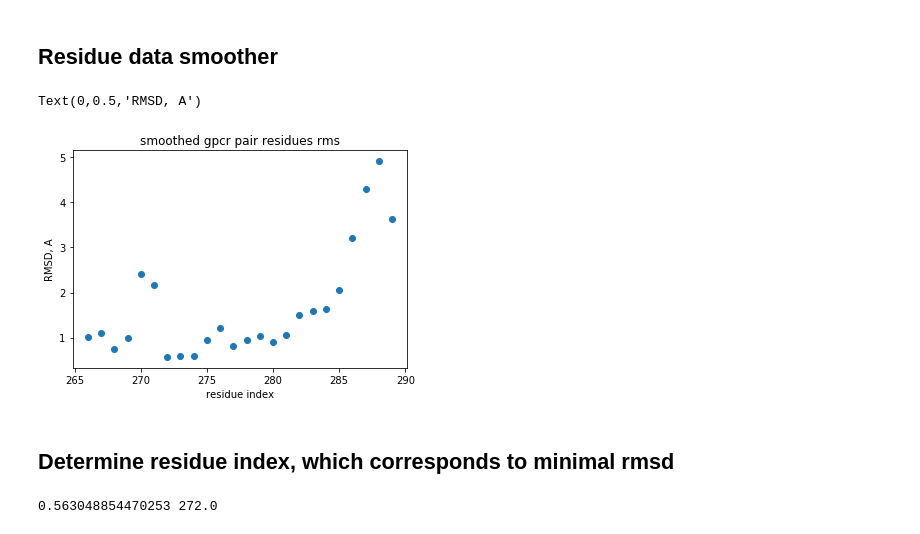
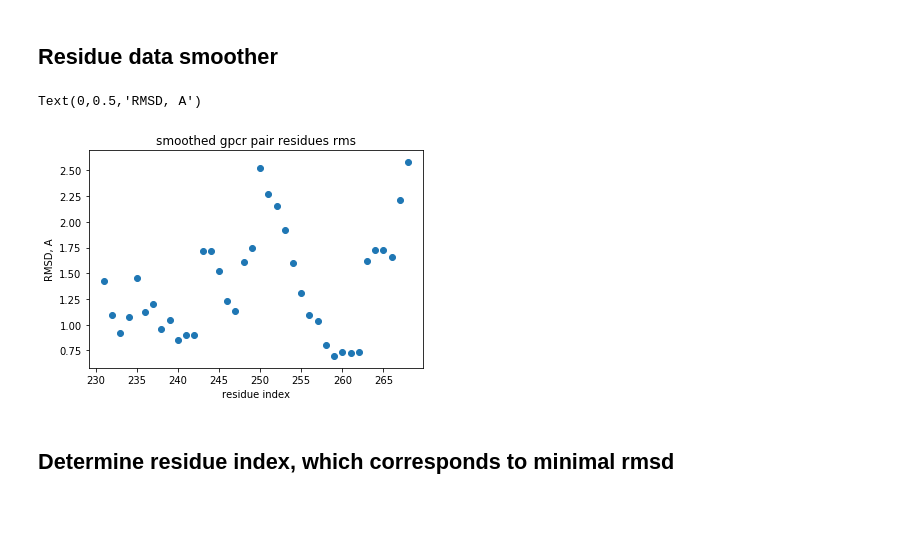
Before and after one commit to andrii-kurdiuk/GPCRSampling, a Jupyter notebook: DataAnalysis/aligned_resides_analysis.ipynb, the cells around one changed output. Saved outputs shown, nothing was run; the diff lists cells and outputs as text; code cells hidden in the pictures.

```diff
--- a/DataAnalysis/aligned_resides_analysis.ipynb
+++ b/DataAnalysis/aligned_resides_analysis.ipynb
@@ -19,0 +44,25 @@ Text(0.5,0,'residue index')
+# %%
+def clear_data(X, Y):
+    TT, T = remove_zeros(X, Y)
+    for idx, y in enumerate(T):
+
+        if y == -1 or y == 0:
+            if (idx - 1) >= 0 and (idx + 1) < len(T):
+                if T[idx + 1] != -1 and T[idx + 1] != 0:
+                    T[idx] = (T[idx + 1] + T[idx - 1]) / 2.
+                else:
+                    T[idx] = T[idx - 1]
+            elif (idx - 1) > 0:
+                T[idx] = T[idx -1]
+            elif (idx + 1) < len(T):
+                if T[idx + 1] != -1 and T[idx + 1] != 0:
+                    T[idx] = T[idx + 1]
+                else:
+                    T[idx] = [i for i in Y if i > 0][0]
+    return TT, T
+# %%
+X, Y = clear_data(res_data['resi'], res_data['rms'])
+pylab.scatter(X, Y)
+pylab.title('gpcr pair residues rms')
+pylab.ylabel('RMSD, A')
+pylab.xlabel('residue index')
@@ -34,11 +86,27 @@ def smooth_data(res_data, step):
+# %%
+def exponential_smooth(X, Y, step):
+    sum_rms = []
+    T = zip(X, Y)
+    for idx, t in enumerate(T):
+        if idx == 0:
+            s = Y[idx]
+            sum_rms.append([t[0], s])
+        else:
+            s = sum_rms[idx - 1][1] + float(step) * (Y[idx] - sum_rms[idx - 1][1])
+            sum_rms.append([t[0], s])
+
+            x = [i[0] for i in sum_rms]
+            y = [i[1] for i in sum_rms]
+    return x, y
 # %%
-X, Y = smooth_data(res_data, 2)
-pylab.scatter(X, Y)
+sm_X, sm_Y = exponential_smooth(X, Y, 0.3)
+
+pylab.scatter(sm_X, sm_Y)
 pylab.title('smoothed gpcr pair residues rms')
 pylab.xlabel('residue index')
 pylab.ylabel('RMSD, A')
 # %% [output]
 Text(0,0.5,'RMSD, A')
-[figure, old version]
+[figure, new version]
 # %% [markdown]
 ## Determine residue index, which corresponds to minimal rmsd
@@ -50,6 +137,2 @@ def get_min_resi(X, Y):
         if y == y_min:
             return x
-# %%
-print min(Y), get_min_resi(X, Y)
-# %% [output]
-0.563048854470253 272.0
```
Also changed, not shown: parts of 12 cells of this notebook, 2 other files.
